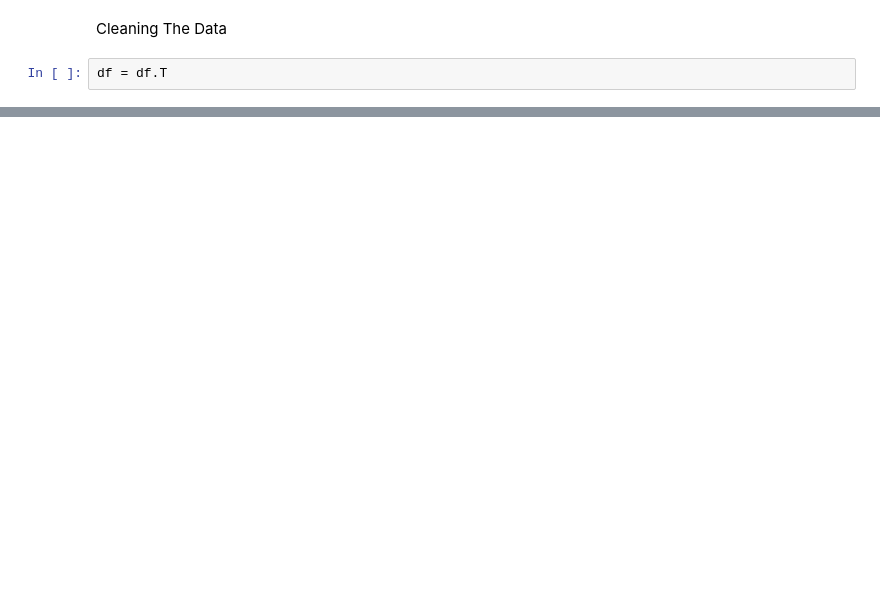
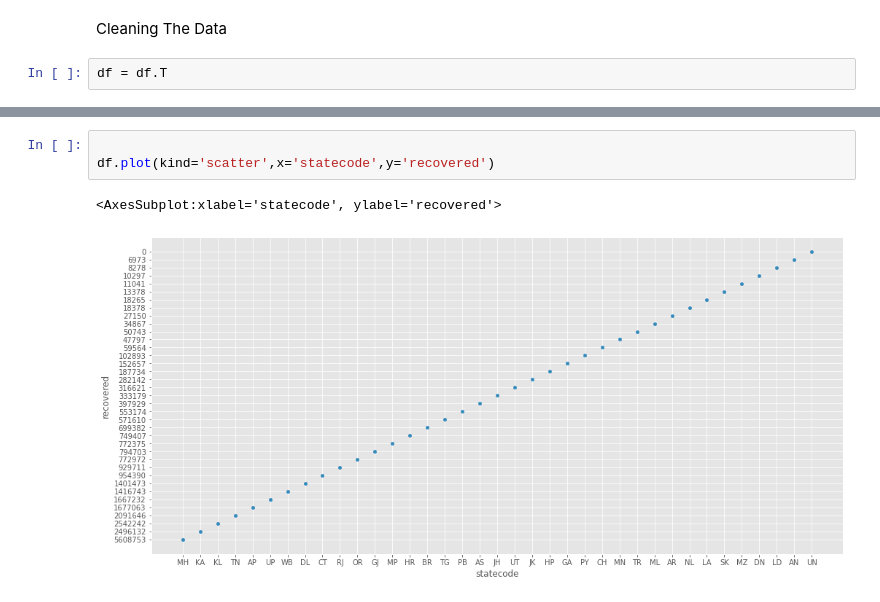
Before and after one commit to Rishiraj-singh7/India-covid-19, a Jupyter notebook: main.ipynb, the cells around one changed output, grey strips where cells are left out. Drawn from its saved outputs; the diff is of its cells as text; blank space fills up the shorter version.

```diff
--- a/main.ipynb
+++ b/main.ipynb
@@ -96,0 +146,6 @@ del df['lastupdatedtime']
+# %%
+
+df.plot(kind='scatter',x='statecode',y='recovered')
+# %% [output]
+<AxesSubplot:xlabel='statecode', ylabel='recovered'>
+[figure, added]
```
Also changed, not shown: parts of 18 cells of this notebook.
